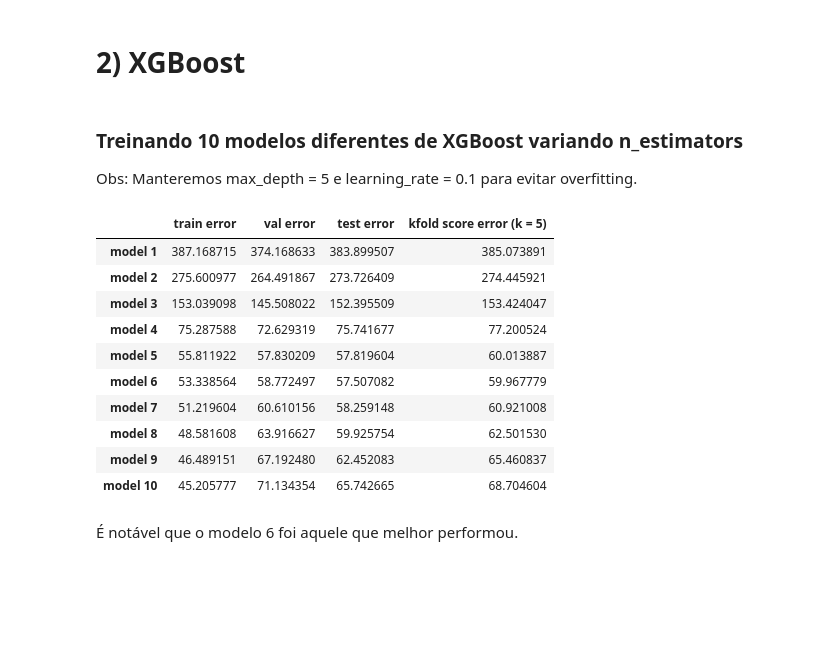
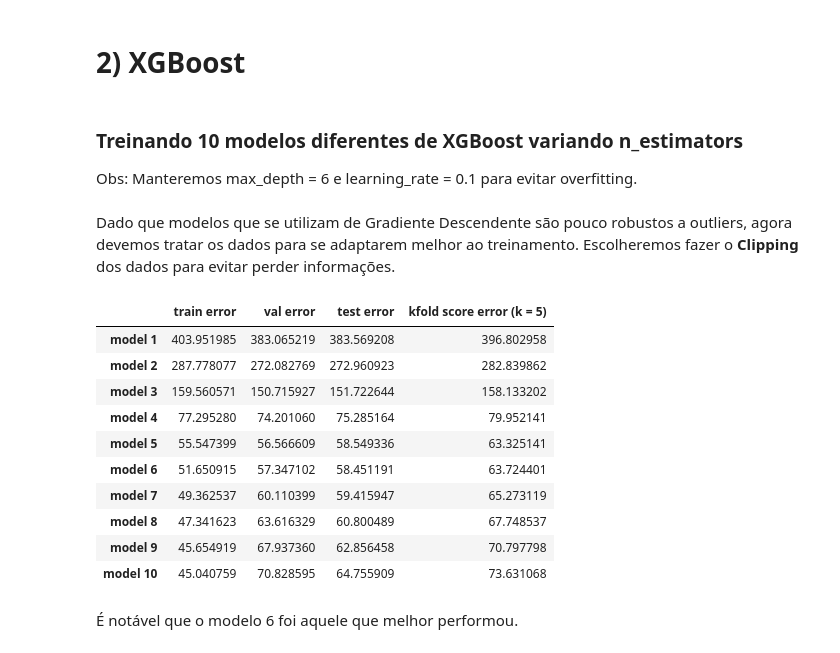
Before and after one commit to Samirnunes/data-science, a Jupyter notebook: NO2_prediction_SJC.ipynb, the cells around one changed output. Drawn from its saved outputs; the diff is of its cells as text; code cells hidden in the pictures; blank space fills up the shorter version.

```diff
--- a/NO2_prediction_SJC.ipynb
+++ b/NO2_prediction_SJC.ipynb
@@ -232,8 +234,7 @@ Para manter a simplicidade do código, vamos criar uma classe auxiliar para faze
 # %%
 class Researcher():
 
-    def __init__(self, X = None, y = None, test_size = 0.2, val_size = 0.2 , random_state = 0,
-                 trimming = False, treat_outlier_features = []):
+    def __init__(self, X = None, y = None, test_size = 0.2, val_size = 0.2 , random_state = 0):
         self.X = X
         self.y = y
         self.X_train, self.X_test, self.y_train, self.y_test = train_test_split(self.X, self.y,
@@ -241,22 +242,6 @@ class Researcher():
         self.X_train, self.X_val, self.y_train, self.y_val = train_test_split(self.X_train, self.y_train,
                                                                               test_size = val_size, random_state = random_state)
         self.random_state = random_state
-
-        for feature in treat_outlier_features:
-            data = self.X_train.copy()
-            first_quartile = data[feature].quantile(0.25)
-            third_quartile = data[feature].quantile(0.75)
-            interquartile_ampl = third_quartile - first_quartile
-            outlier_threshold = third_quartile + 1.5*interquartile_ampl
-
-            if trimming:
-                data = data.drop(data[data[feature] > outlier_threshold].index)
-                self.X_train = data
-
-            else:
-                # clipping to the outlier threshold.
-                data.loc[data[feature] > outlier_threshold, feature] = outlier_threshold
-                self.X_train = data
 
     def _get_train_test_val_predictions(self, model):
         model.fit(self.X_train, self.y_train)
@@ -385,7 +372,7 @@ rf_researcher = RF_Researcher(X, y, test_size, val_size, random_state)
 
 n_models = 10
 n_estimators_list = [2**n for n in range(1, n_models + 1)]
-max_depth_list = [5 for i in range(0, n_models)]
+max_depth_list = [6 for i in range(0, n_models)]
 k = 5
 
 rf_report = rf_researcher.get_n_models_research_report_df(n_models, n_estimators_list, max_depth_list, k)
@@ -503,35 +490,38 @@ class XGB_Researcher(Researcher):
 # %% [markdown]
 ### Treinando 10 modelos diferentes de XGBoost variando n_estimators
 
-Obs: Manteremos max_depth = 5 e learning_rate = 0.1 para evitar overfitting.
+Obs: Manteremos max_depth = 6 e learning_rate = 0.1 para evitar overfitting.
+# %% [markdown]
+Dado que modelos que se utilizam de Gradiente Descendente são pouco robustos a outliers, agora devemos tratar os dados para se adaptarem melhor ao treinamento. Escolheremos fazer o **Clipping** dos dados para evitar perder informações.
 # %%
 test_size = 0.2
 val_size = 0.2
 random_state = 0
 
 xgb_researcher = XGB_Researcher(X, y, test_size, val_size, random_state)
 
 n_models = 10
 n_estimators_list = [2**n for n in range(1, n_models + 1)]
-max_depth_list = [5 for i in range(0, n_models)]
+max_depth_list = [6 for i in range(0, n_models)]
 learning_rate_list = [0.1 for i in range(0, n_models)]
 k = 5
 
-xgb_report = xgb_researcher.get_n_models_research_report_df(n_models, n_estimators_list, max_depth_list, learning_rate_list, k)
+xgb_report = xgb_researcher.get_n_models_research_report_df(n_models, n_estimators_list, max_depth_list,
+                                                            learning_rate_list, k)
 
 xgb_report
 # %% [output]
 |  | train error | val error | test error | kfold score error (k = 5) |
-| model 1 | 387.168715 | 374.168633 | 383.899507 | 385.073891 |
-| model 2 | 275.600977 | 264.491867 | 273.726409 | 274.445921 |
-| model 3 | 153.039098 | 145.508022 | 152.395509 | 153.424047 |
-| model 4 | 75.287588 | 72.629319 | 75.741677 | 77.200524 |
-| model 5 | 55.811922 | 57.830209 | 57.819604 | 60.013887 |
-| model 6 | 53.338564 | 58.772497 | 57.507082 | 59.967779 |
-| model 7 | 51.219604 | 60.610156 | 58.259148 | 60.921008 |
-| model 8 | 48.581608 | 63.916627 | 59.925754 | 62.501530 |
-| model 9 | 46.489151 | 67.192480 | 62.452083 | 65.460837 |
-| model 10 | 45.205777 | 71.134354 | 65.742665 | 68.704604 |
+| model 1 | 403.951985 | 383.065219 | 383.569208 | 396.802958 |
+| model 2 | 287.778077 | 272.082769 | 272.960923 | 282.839862 |
+| model 3 | 159.560571 | 150.715927 | 151.722644 | 158.133202 |
+| model 4 | 77.295280 | 74.201060 | 75.285164 | 79.952141 |
+| model 5 | 55.547399 | 56.566609 | 58.549336 | 63.325141 |
+| model 6 | 51.650915 | 57.347102 | 58.451191 | 63.724401 |
+| model 7 | 49.362537 | 60.110399 | 59.415947 | 65.273119 |
+| model 8 | 47.341623 | 63.616329 | 60.800489 | 67.748537 |
+| model 9 | 45.654919 | 67.937360 | 62.856458 | 70.797798 |
+| model 10 | 45.040759 | 70.828595 | 64.755909 | 73.631068 |
 # %% [markdown]
 É notável que o modelo 6 foi aquele que melhor performou.
 # %% [markdown]
```
Also changed, not shown: parts of 13 cells of this notebook.
